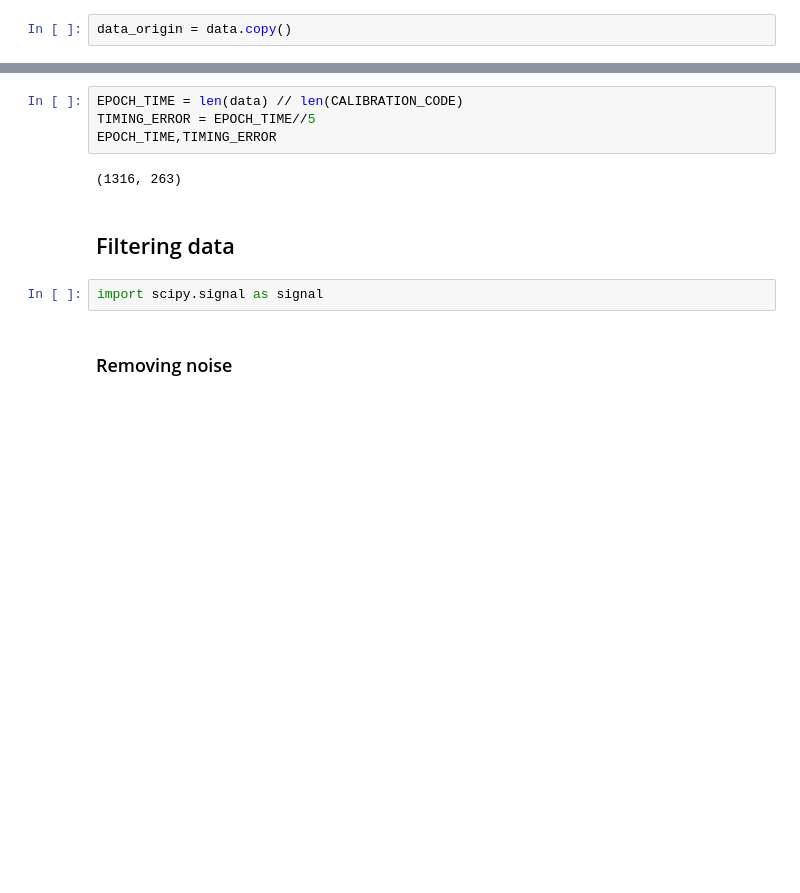
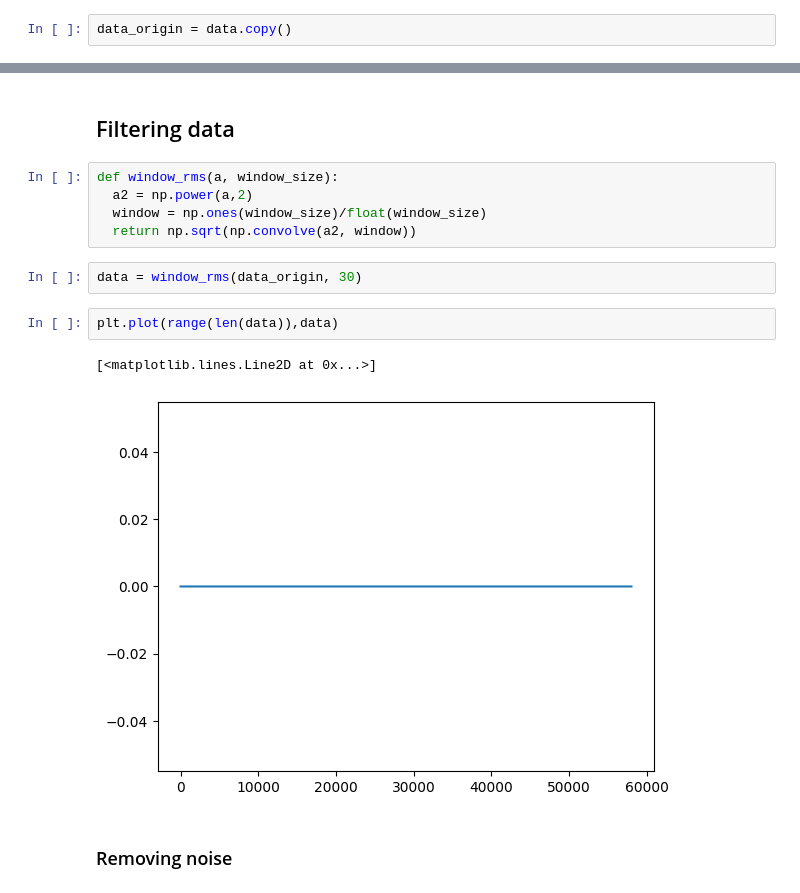
Before and after one commit to mgfallen/morse-with-callibri, a Jupyter notebook: core/calibration_research.ipynb, the cells around one changed output, grey strips where cells are left out. Saved outputs shown, nothing was run; the diff lists cells and outputs as text; blank space fills up the shorter version.

```diff
--- a/core/calibration_research.ipynb
+++ b/core/calibration_research.ipynb
@@ -205,13 +207,17 @@ CALIBRATION_TRANSLATION
-# %%
-EPOCH_TIME = len(data) // len(CALIBRATION_CODE)
-TIMING_ERROR = EPOCH_TIME//5
-EPOCH_TIME,TIMING_ERROR
-# %% [output]
-(1316, 263)
 # %% [markdown]
 ## Filtering data
-# %%
-import scipy.signal as signal
+# %%
+def window_rms(a, window_size):
+  a2 = np.power(a,2)
+  window = np.ones(window_size)/float(window_size)
+  return np.sqrt(np.convolve(a2, window))
+# %%
+data = window_rms(data_origin, 30)
+# %%
+plt.plot(range(len(data)),data)
+# %% [output]
+[<matplotlib.lines.Line2D at 0x...>]
+[figure, added]
 # %% [markdown]
 ### Removing noise
 # %%
```
Also changed, not shown: parts of 7 cells of this notebook, 3 other files.
